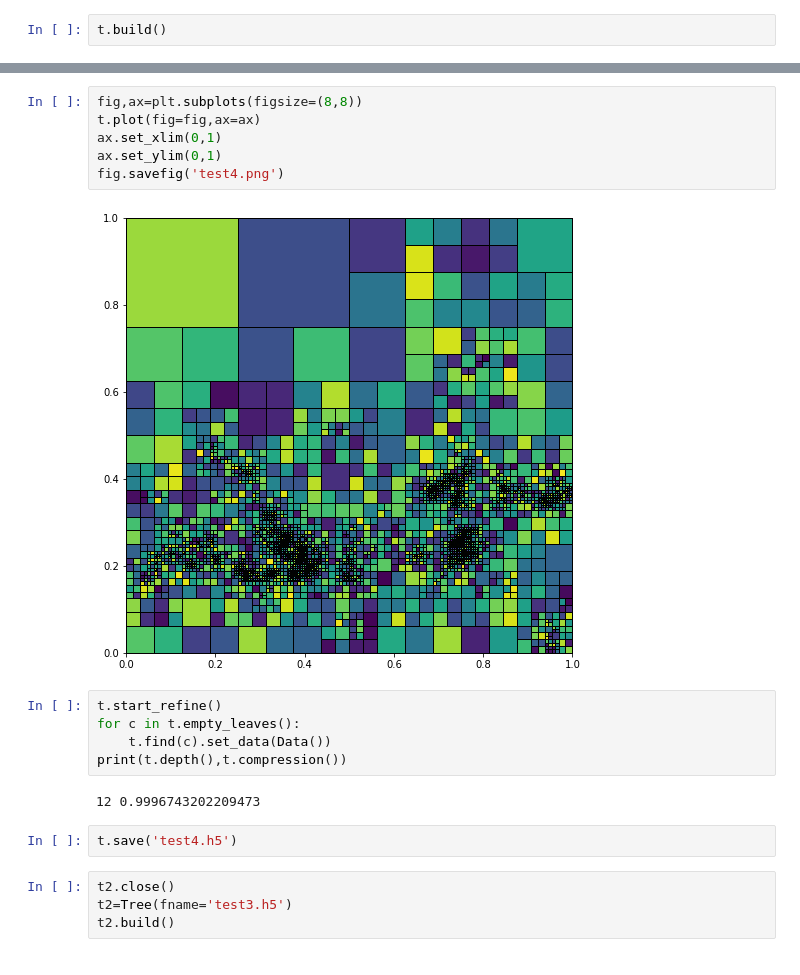
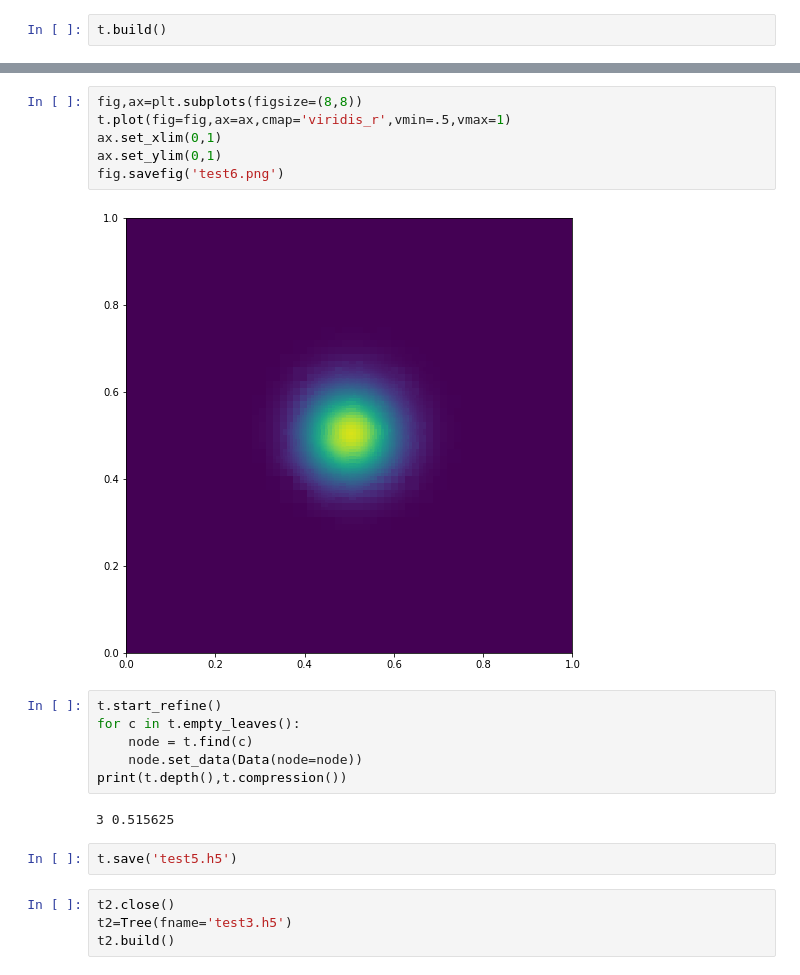
Before and after one commit to adamdempsey90/QuadTreeAMR, a Jupyter notebook: notebook/QuadTreeAMR.ipynb, the cells around one changed output, grey strips where cells are left out. Drawn from its saved outputs; the diff is of its cells as text.

```diff
--- a/notebook/QuadTreeAMR.ipynb
+++ b/notebook/QuadTreeAMR.ipynb
@@ -854,20 +947,21 @@ nodes=t.refine(cuttoff=150);
 # %%
 fig,ax=plt.subplots(figsize=(8,8))
-t.plot(fig=fig,ax=ax)
+t.plot(fig=fig,ax=ax,cmap='viridis_r',vmin=.5,vmax=1)
 ax.set_xlim(0,1)
 ax.set_ylim(0,1)
-fig.savefig('test4.png')
+fig.savefig('test6.png')
 # %% [output]
-[figure, old version]
+[figure, new version]
 # %%
 t.start_refine()
 for c in t.empty_leaves():
-    t.find(c).set_data(Data())
+    node = t.find(c)
+    node.set_data(Data(node=node))
 print(t.depth(),t.compression())
 # %% [output]
-12 0.9996743202209473
+3 0.515625
 # %%
-t.save('test4.h5')
+t.save('test5.h5')
 # %%
 t2.close()
 t2=Tree(fname='test3.h5')
```
Also changed, not shown: parts of 15 cells of this notebook, 1 other file.
